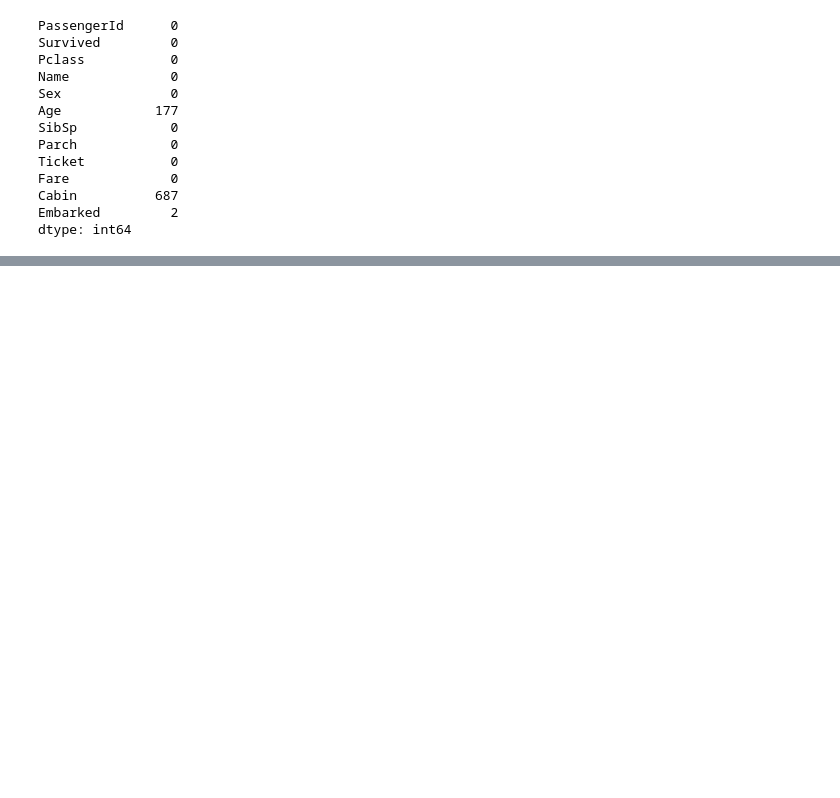
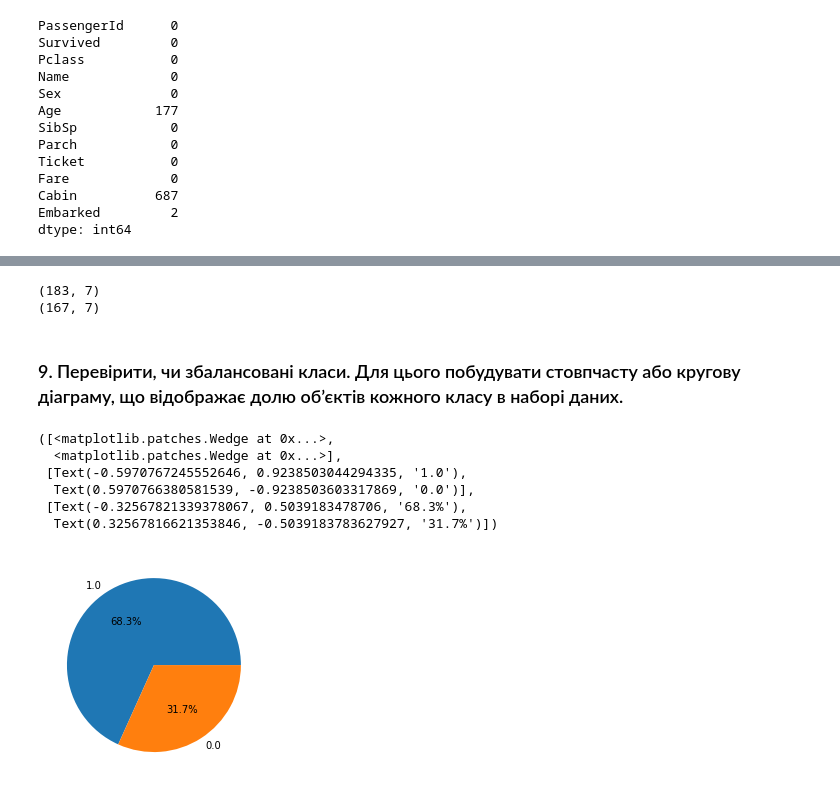
Before and after one commit to joeyave/machine-learning-project1, a Jupyter notebook: main.ipynb, the cells around one changed output, grey strips where cells are left out. Cells and saved outputs as stored; diff of their text form; code cells hidden in the pictures; blank space fills up the shorter version.

```diff
--- a/main.ipynb
+++ b/main.ipynb
@@ -111,0 +141,26 @@ dtype: int64
+# %%
+from scipy import stats
+import numpy as np
+
+print(titanic_data_num.shape)
+titanic_data_num = titanic_data_num[(np.abs(stats.zscore(titanic_data_num)) < 3).all(axis=1)]
+print(titanic_data_num.shape)
+
+titanic_data[titanic_data_num.columns] = titanic_data_num
+titanic_data = titanic_data.dropna()
+# %% [output]
+(183, 7)
+(167, 7)
+# %% [markdown]
+### 9. Перевірити, чи збалансовані класи. Для цього побудувати стовпчасту або кругову діаграму, що відображає долю об’єктів кожного класу в наборі даних.
+# %%
+s = titanic_data["Survived"].value_counts() / len(titanic_data) * 100
+plt.pie(s.values, labels=s.index, autopct='%.1f%%')
+# %% [output]
+([<matplotlib.patches.Wedge at 0x...>,
+  <matplotlib.patches.Wedge at 0x...>],
+ [Text(-0.5970767245552646, 0.9238503044294335, '1.0'),
+  Text(0.5970766380581539, -0.9238503603317869, '0.0')],
+ [Text(-0.32567821339378067, 0.5039183478706, '68.3%'),
+  Text(0.32567816621353846, -0.5039183783627927, '31.7%')])
+[figure, added]
```
Also changed, not shown: parts of 19 cells of this notebook, 1 other file.
